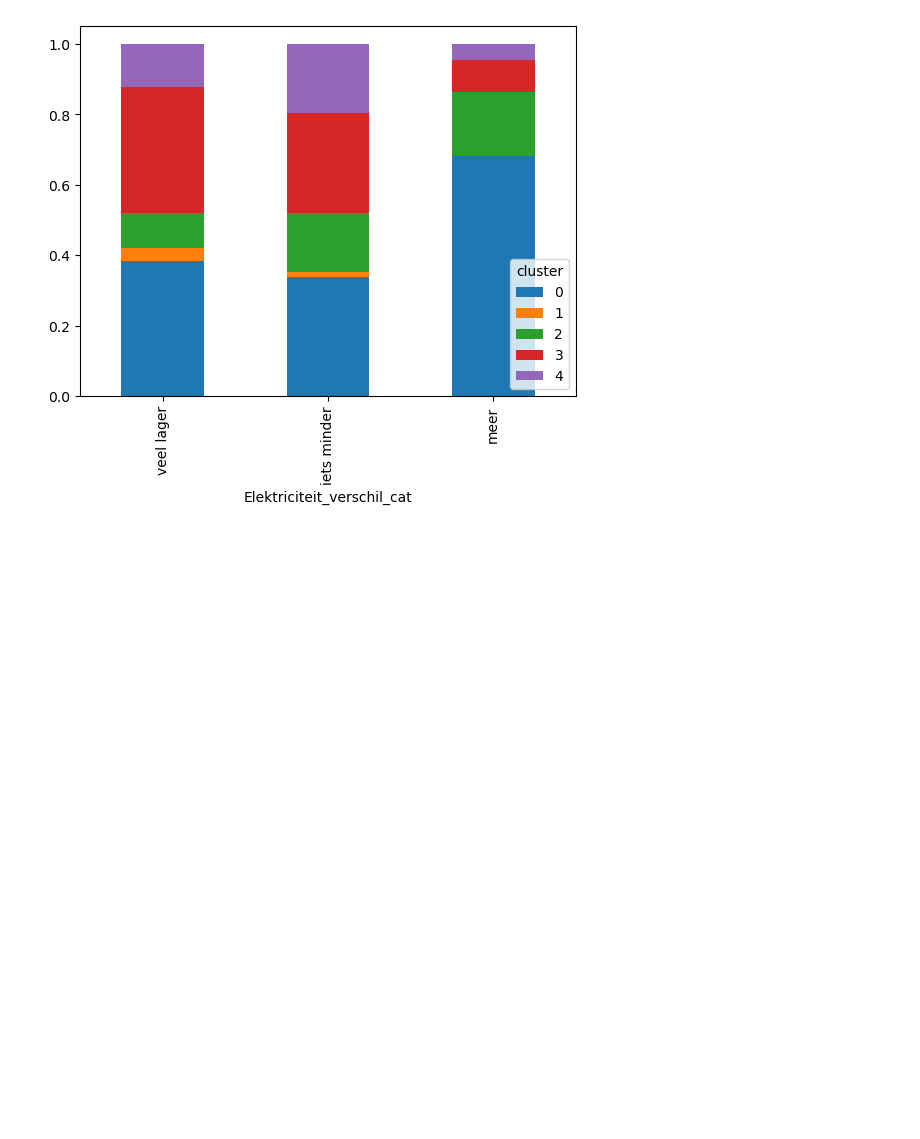
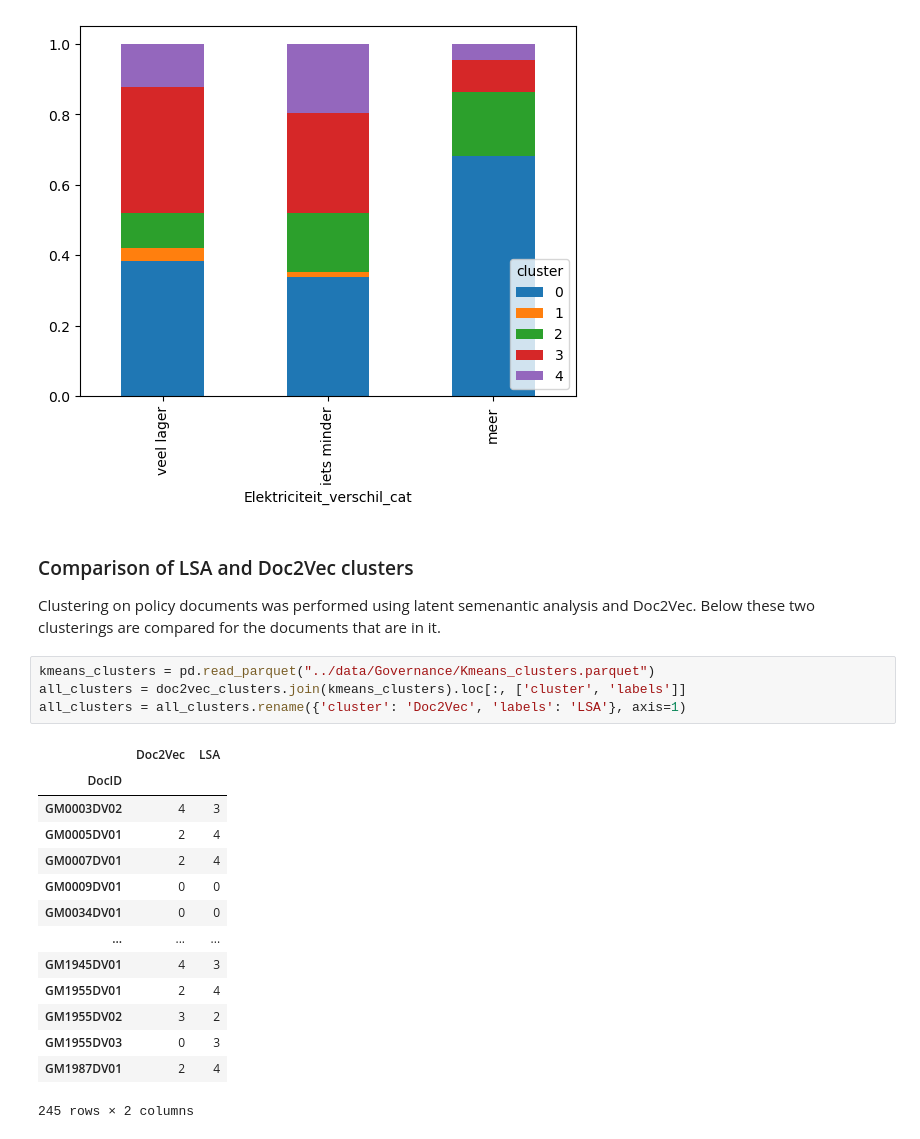
Before and after one commit to kjkoster/execute-enexis, a Jupyter notebook: notebooks/07 enexis governance -- Evaluation Doc2Vec.ipynb, the cells around one changed output. Cells and saved outputs as stored; diff of their text form; blank space fills up the shorter version.

```diff
--- a/notebooks/07 enexis governance -- Evaluation Doc2Vec.ipynb
+++ b/notebooks/07 enexis governance -- Evaluation Doc2Vec.ipynb
@@ -126,3 +126,25 @@ elektriciteitverschil_crosstab.plot(kind="bar", stacked=True)
 # %% [output]
 <Axes: xlabel='Elektriciteit_verschil_cat'>
 [figure]
+# %% [markdown]
+### Comparison of LSA and Doc2Vec clusters
+Clustering on policy documents was performed using latent semenantic analysis and Doc2Vec. Below these two clusterings are compared for the documents that are in it.
+# %%
+kmeans_clusters = pd.read_parquet("../data/Governance/Kmeans_clusters.parquet")
+all_clusters = doc2vec_clusters.join(kmeans_clusters).loc[:, ['cluster', 'labels']]
+all_clusters = all_clusters.rename({'cluster': 'Doc2Vec', 'labels': 'LSA'}, axis=1)
+# %% [output]
+|  | Doc2Vec | LSA |
+| DocID |  |  |
+| GM0003DV02 | 4 | 3 |
+| GM0005DV01 | 2 | 4 |
+| GM0007DV01 | 2 | 4 |
+| GM0009DV01 | 0 | 0 |
+| GM0034DV01 | 0 | 0 |
+| ... | ... | ... |
+| GM1945DV01 | 4 | 3 |
+| GM1955DV01 | 2 | 4 |
+| GM1955DV02 | 3 | 2 |
+| GM1955DV03 | 0 | 3 |
+| GM1987DV01 | 2 | 4 |
+245 rows × 2 columns
```
Also changed, not shown: parts of 1 cell of this notebook.
